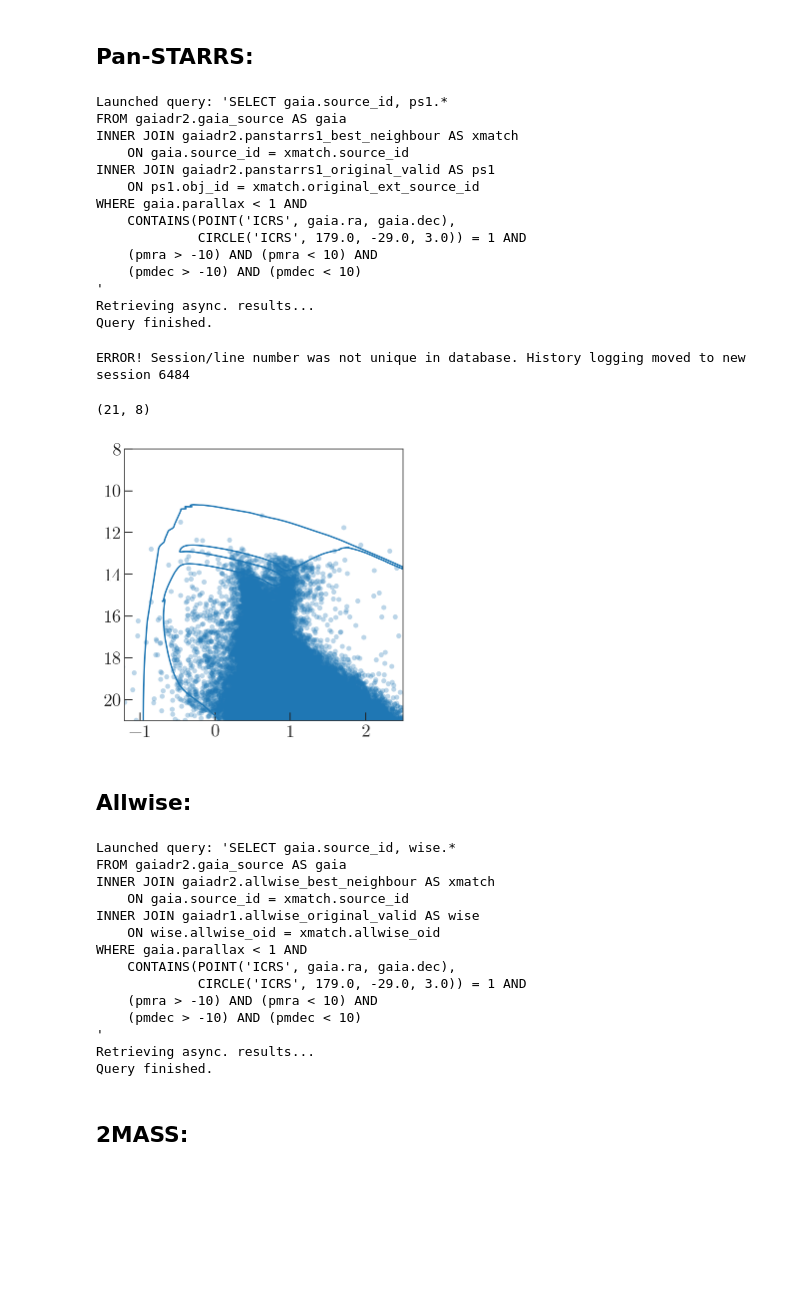
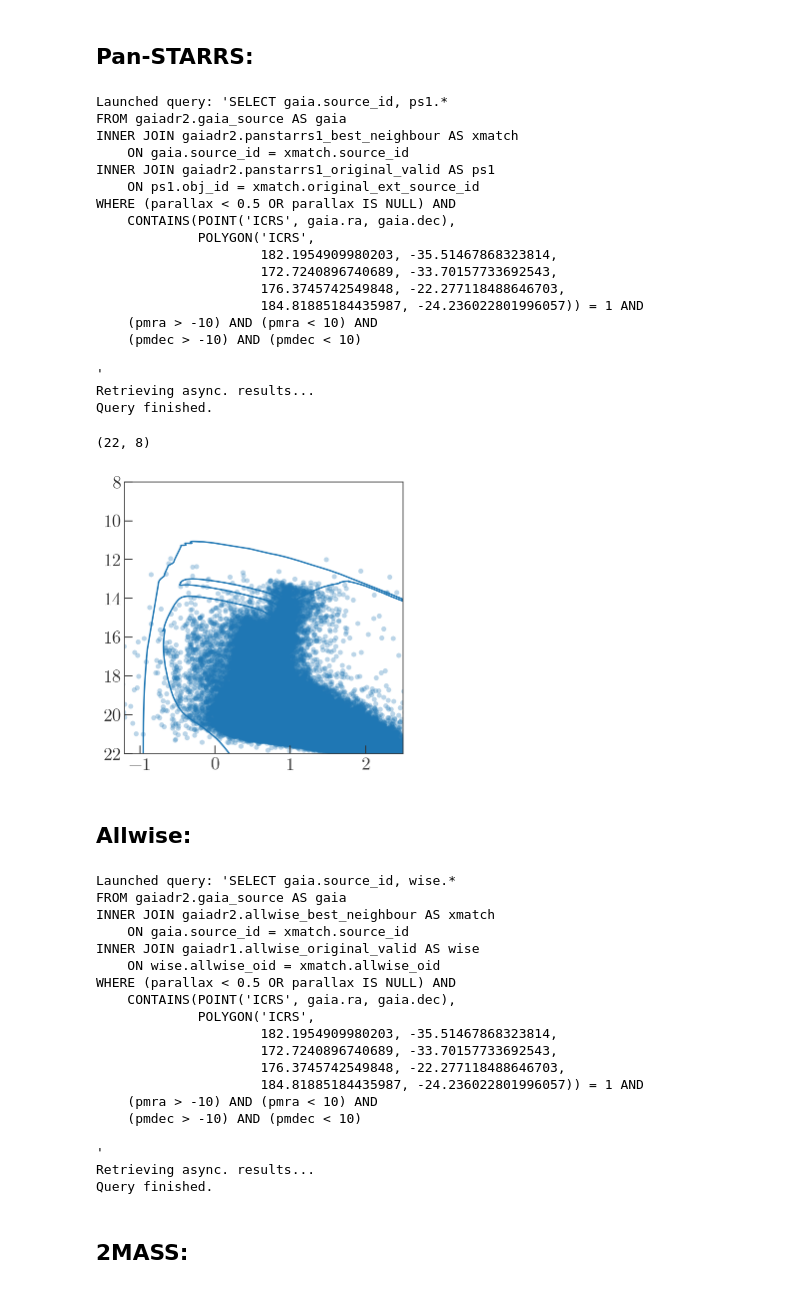
Before and after one commit to adrn/dr2-lmc-cluster, a Jupyter notebook: notebooks/Cross-match.ipynb, the cells around one changed output. Drawn from its saved outputs; the diff is of its cells as text; code cells hidden in the pictures; blank space fills up the shorter version.

```diff
--- a/notebooks/Cross-match.ipynb
+++ b/notebooks/Cross-match.ipynb
@@ -58,3 +67,14 @@ field_radius = coord.Angle(3*u.deg)
+# %%
+where_clause = '''(parallax < 0.5 OR parallax IS NULL) AND
+    CONTAINS(POINT('ICRS', gaia.ra, gaia.dec),
+             POLYGON('ICRS',
+                     {0[0].ra.degree}, {0[0].dec.degree},
+                     {0[1].ra.degree}, {0[1].dec.degree},
+                     {0[2].ra.degree}, {0[2].dec.degree},
+                     {0[3].ra.degree}, {0[3].dec.degree})) = 1 AND
+    (pmra > -10) AND (pmra < 10) AND
+    (pmdec > -10) AND (pmdec < 10)
+'''.format(corners_c)
 # %% [markdown]
 ## First look at Isochrones to help color selection
 # %%
@@ -80,7 +100,7 @@ dup_cols = ['EEP', 'isochrone_age_yr',
 # alltbl.write('../data/FeH-0.5_all.fits', overwrite=True)
 # %%
 iso = Table.read('../data/FeH-1_all.fits')
-DM = coord.Distance(25*u.kpc).distmod.value
+DM = coord.Distance(30*u.kpc).distmod.value
 # %% [output]
 WARNING: VerifyWarning: It is strongly recommended that column names contain only upper and lower-case ASCII letters, digits, or underscores for maximum compatibility with other software (got '[Fe/H]_ ...
 WARNING: VerifyWarning: It is strongly recommended that column names contain only upper and lower-case ASCII letters, digits, or underscores for maximum compatibility with other software (got '[Fe/H]' ...
@@ -100,16 +120,12 @@ ax.set_ylim(21, 10)
 # %%
 q_fmt ='''SELECT *
-FROM gaiadr2.gaia_source
-WHERE parallax < 1 AND
-    CONTAINS(POINT('ICRS', ra, dec),
-             CIRCLE('ICRS', {0.ra.degree}, {0.dec.degree}, {1.degree})) = 1 AND
-    (pmra > -10) AND (pmra < 10) AND
-    (pmdec > -10) AND (pmdec < 10)
+FROM gaiadr2.gaia_source AS gaia
+WHERE {0}
 '''
-q = q_fmt.format(cluster_c, field_radius)
+q = q_fmt.format(where_clause)
 
 with warnings.catch_warnings():
     warnings.simplefilter('ignore')
-    job = Gaia.launch_job_async(q)
+    job = Gaia.launch_job_async(q, name='LA-gaia')
 # %% [output]
 Launched query: 'SELECT *
@@ -171,17 +187,13 @@ INNER JOIN gaiadr2.panstarrs1_best_neighbour AS xmatch
     ON gaia.source_id = xmatch.source_id
 INNER JOIN gaiadr2.panstarrs1_original_valid AS ps1
     ON ps1.obj_id = xmatch.original_ext_source_id
-WHERE gaia.parallax < 1 AND
-    CONTAINS(POINT('ICRS', gaia.ra, gaia.dec),
-             CIRCLE('ICRS', {0.ra.degree}, {0.dec.degree}, {1.degree})) = 1 AND
-    (pmra > -10) AND (pmra < 10) AND
-    (pmdec > -10) AND (pmdec < 10)
+WHERE {0}
 '''
-q = q_fmt.format(cluster_c, field_radius)
+q = q_fmt.format(where_clause)
 
 with warnings.catch_warnings():
     warnings.simplefilter('ignore')
-    job = Gaia.launch_job_async(q)
+    job = Gaia.launch_job_async(q, name='LA-ps1')
 # %% [output]
 Launched query: 'SELECT gaia.source_id, ps1.*
 FROM gaiadr2.gaia_source AS gaia
@@ -189,11 +201,16 @@ INNER JOIN gaiadr2.panstarrs1_best_neighbour AS xmatch
     ON gaia.source_id = xmatch.source_id
 INNER JOIN gaiadr2.panstarrs1_original_valid AS ps1
     ON ps1.obj_id = xmatch.original_ext_source_id
-WHERE gaia.parallax < 1 AND
+WHERE (parallax < 0.5 OR parallax IS NULL) AND
     CONTAINS(POINT('ICRS', gaia.ra, gaia.dec),
-             CIRCLE('ICRS', 179.0, -29.0, 3.0)) = 1 AND
+             POLYGON('ICRS',
+                     182.1954909980203, -35.51467868323814,
+                     172.7240896740689, -33.70157733692543,
+                     176.3745742549848, -22.277118488646703,
+                     184.81885184435987, -24.236022801996057)) = 1 AND
     (pmra > -10) AND (pmra < 10) AND
     (pmdec > -10) AND (pmdec < 10)
+
 '
 Retrieving async. results...
 Query finished.
@@ -207,19 +224,18 @@ tbl.write('../data/gaia-ps1.fits', overwrite=True)
 # %%
 fig, ax = plt.subplots(1, 1, figsize=(5, 5))
 
 ax.scatter(tbl['g_mean_psf_mag']-tbl['i_mean_psf_mag'],
            tbl['g_mean_psf_mag'], alpha=0.3, linewidth=0)
 
 i = iso[np.isclose(iso['isochrone_age_yr'], 1e8)]
 ax.plot(i['PS_g']-i['PS_i'],
         i['PS_g'] + DM, marker='')
 
 ax.set_xlim(-1.2, 2.5)
-ax.set_ylim(21, 8)
+ax.set_ylim(22, 8)
 # %% [output]
-ERROR! Session/line number was not unique in database. History logging moved to new session 6484
+(22, 8)
-(21, 8)
-[figure, old version]
+[figure, new version]
 # %% [markdown]
 ## Allwise:
 # %%
@@ -229,17 +245,13 @@ INNER JOIN gaiadr2.allwise_best_neighbour AS xmatch
     ON gaia.source_id = xmatch.source_id
 INNER JOIN gaiadr1.allwise_original_valid AS wise
     ON wise.allwise_oid = xmatch.allwise_oid
-WHERE gaia.parallax < 1 AND
-    CONTAINS(POINT('ICRS', gaia.ra, gaia.dec),
-             CIRCLE('ICRS', {0.ra.degree}, {0.dec.degree}, {1.degree})) = 1 AND
-    (pmra > -10) AND (pmra < 10) AND
-    (pmdec > -10) AND (pmdec < 10)
+WHERE {0}
 '''
-q = q_fmt.format(cluster_c, field_radius)
+q = q_fmt.format(where_clause)
 
 with warnings.catch_warnings():
     warnings.simplefilter('ignore')
-    job = Gaia.launch_job_async(q)
+    job = Gaia.launch_job_async(q, name='LA-wise')
 # %% [output]
 Launched query: 'SELECT gaia.source_id, wise.*
 FROM gaiadr2.gaia_source AS gaia
@@ -247,11 +259,16 @@ INNER JOIN gaiadr2.allwise_best_neighbour AS xmatch
     ON gaia.source_id = xmatch.source_id
 INNER JOIN gaiadr1.allwise_original_valid AS wise
     ON wise.allwise_oid = xmatch.allwise_oid
-WHERE gaia.parallax < 1 AND
+WHERE (parallax < 0.5 OR parallax IS NULL) AND
     CONTAINS(POINT('ICRS', gaia.ra, gaia.dec),
-             CIRCLE('ICRS', 179.0, -29.0, 3.0)) = 1 AND
+             POLYGON('ICRS',
+                     182.1954909980203, -35.51467868323814,
+                     172.7240896740689, -33.70157733692543,
+                     176.3745742549848, -22.277118488646703,
+                     184.81885184435987, -24.236022801996057)) = 1 AND
     (pmra > -10) AND (pmra < 10) AND
     (pmdec > -10) AND (pmdec < 10)
+
 '
 Retrieving async. results...
 Query finished.
```
Also changed, not shown: parts of 26 cells of this notebook, 1 other file.
